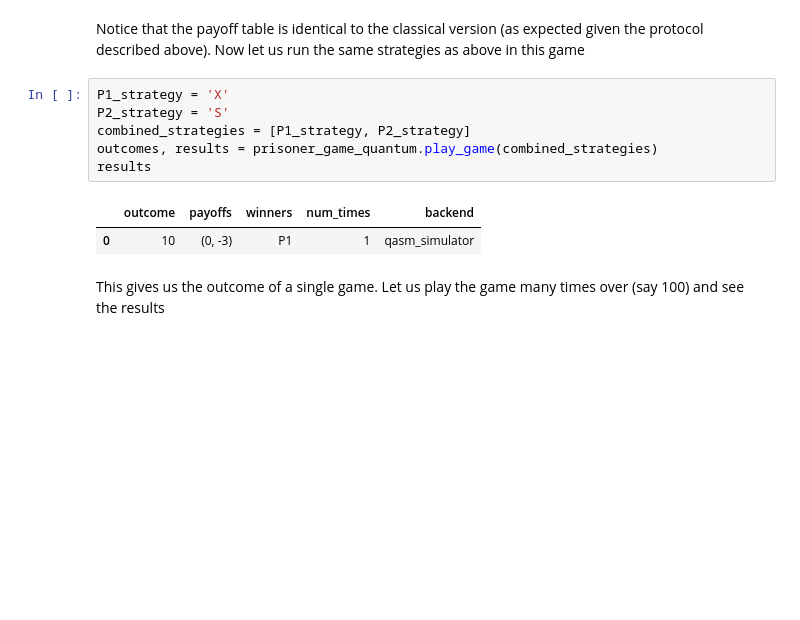
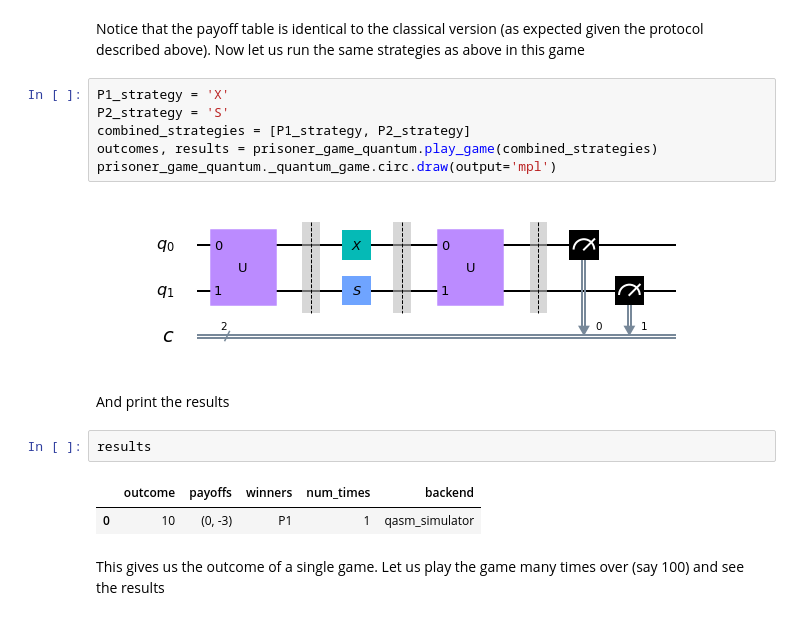
Before and after one commit to desireevl/quantum-game-theory, a Jupyter notebook: quantum_game_theory.ipynb, the cells around one changed output. Saved outputs shown, nothing was run; the diff lists cells and outputs as text; blank space fills up the shorter version.

```diff
--- a/quantum_game_theory.ipynb
+++ b/quantum_game_theory.ipynb
@@ -322,12 +328,18 @@ Notice that the payoff table is identical to the classical version (as expected
 # %%
 P1_strategy = 'X'
 P2_strategy = 'S'
 combined_strategies = [P1_strategy, P2_strategy]
 outcomes, results = prisoner_game_quantum.play_game(combined_strategies)
-results
+prisoner_game_quantum._quantum_game.circ.draw(output='mpl')
 # %% [output]
-|  | outcome | payoffs | winners | num_times | backend |
-| 0 | 10 | (0, -3) | P1 | 1 | qasm_simulator |
+[figure, added]
+# %% [markdown]
+And print the results
+# %%
+results
+# %% [output]
+|  | outcome | payoffs | winners | num_times | backend |
+| 0 | 10 | (0, -3) | P1 | 1 | qasm_simulator |
 # %% [markdown]
 This gives us the outcome of a single game. Let us play the game many times over (say 100) and see the results
 # %%
```
Also changed, not shown: parts of 52 cells of this notebook, 2 other files.
